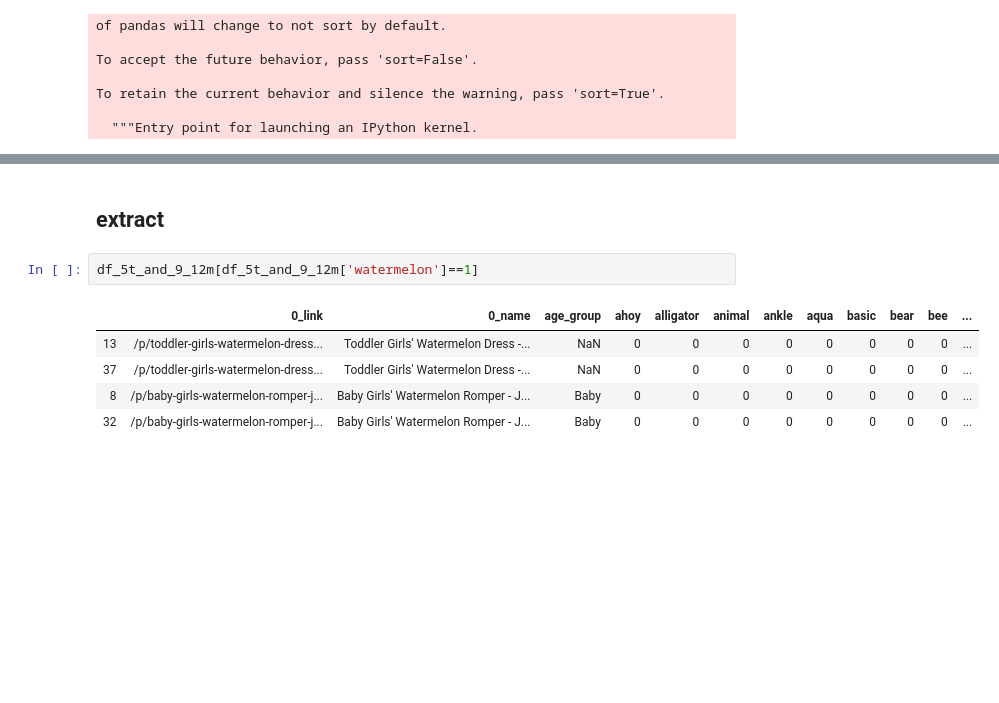
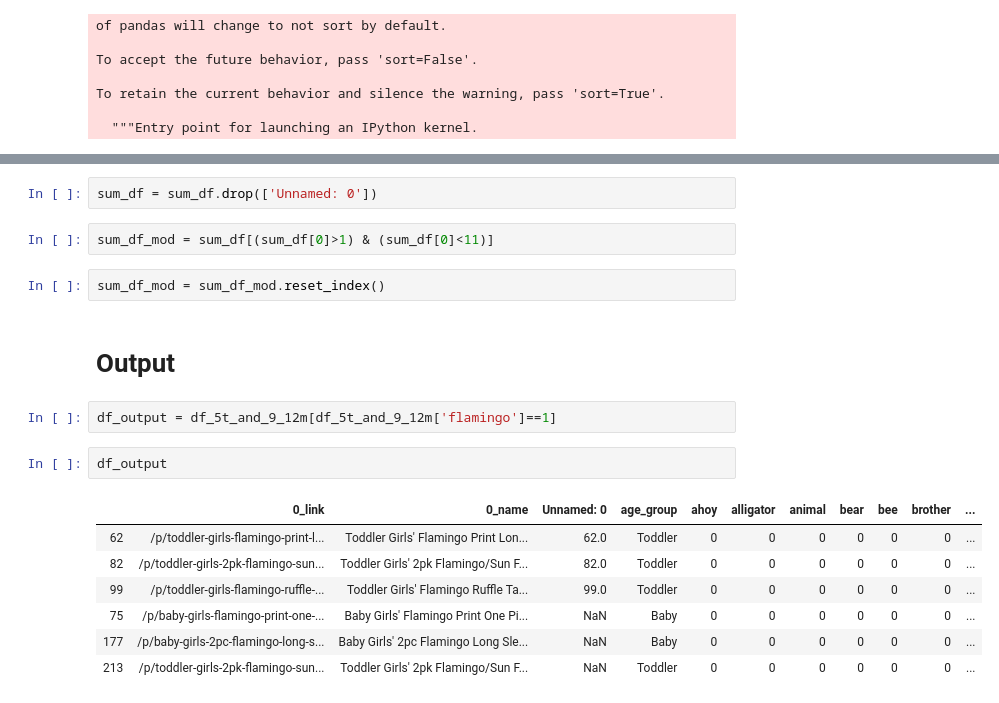
Before and after one commit to tomokr/matching_clothes, a Jupyter notebook: Product-name-analyze.ipynb, the cells around one changed output, grey strips where cells are left out. Cells and saved outputs as stored; diff of their text form; blank space fills up the shorter version.

Commit message:
Output results to html

```diff
--- a/Product-name-analyze.ipynb
+++ b/Product-name-analyze.ipynb
@@ -148,10 +137,20 @@ dtype: object
+# %%
+sum_df = sum_df.drop(['Unnamed: 0'])
+# %%
+sum_df_mod = sum_df[(sum_df[0]>1) & (sum_df[0]<11)]
+# %%
+sum_df_mod = sum_df_mod.reset_index()
 # %% [markdown]
-## extract
+# Output
-# %%
-df_5t_and_9_12m[df_5t_and_9_12m['watermelon']==1]
-# %% [output]
-|  | 0_link | 0_name | age_group | ahoy | alligator | animal | ankle | aqua | basic | bear | bee | ... |
-| 13 | /p/toddler-girls-watermelon-dress... | Toddler Girls' Watermelon Dress -... | NaN | 0 | 0 | 0 | 0 | 0 | 0 | 0 | 0 | ... |
-| 37 | /p/toddler-girls-watermelon-dress... | Toddler Girls' Watermelon Dress -... | NaN | 0 | 0 | 0 | 0 | 0 | 0 | 0 | 0 | ... |
-| 8 | /p/baby-girls-watermelon-romper-j... | Baby Girls' Watermelon Romper - J... | Baby | 0 | 0 | 0 | 0 | 0 | 0 | 0 | 0 | ... |
-| 32 | /p/baby-girls-watermelon-romper-j... | Baby Girls' Watermelon Romper - J... | Baby | 0 | 0 | 0 | 0 | 0 | 0 | 0 | 0 | ... |
+# %%
+df_output = df_5t_and_9_12m[df_5t_and_9_12m['flamingo']==1]
+# %%
+df_output
+# %% [output]
+|  | 0_link | 0_name | Unnamed: 0 | age_group | ahoy | alligator | animal | bear | bee | brother | ... |
+| 62 | /p/toddler-girls-flamingo-print-l... | Toddler Girls' Flamingo Print Lon... | 62.0 | Toddler | 0 | 0 | 0 | 0 | 0 | 0 | ... |
+| 82 | /p/toddler-girls-2pk-flamingo-sun... | Toddler Girls' 2pk Flamingo/Sun F... | 82.0 | Toddler | 0 | 0 | 0 | 0 | 0 | 0 | ... |
+| 99 | /p/toddler-girls-flamingo-ruffle-... | Toddler Girls' Flamingo Ruffle Ta... | 99.0 | Toddler | 0 | 0 | 0 | 0 | 0 | 0 | ... |
+| 75 | /p/baby-girls-flamingo-print-one-... | Baby Girls' Flamingo Print One Pi... | NaN | Baby | 0 | 0 | 0 | 0 | 0 | 0 | ... |
+| 177 | /p/baby-girls-2pc-flamingo-long-s... | Baby Girls' 2pc Flamingo Long Sle... | NaN | Baby | 0 | 0 | 0 | 0 | 0 | 0 | ... |
+| 213 | /p/toddler-girls-2pk-flamingo-sun... | Toddler Girls' 2pk Flamingo/Sun F... | NaN | Toddler | 0 | 0 | 0 | 0 | 0 | 0 | ... |
```
Also changed, not shown: parts of 26 cells of this notebook, 2 other files.
